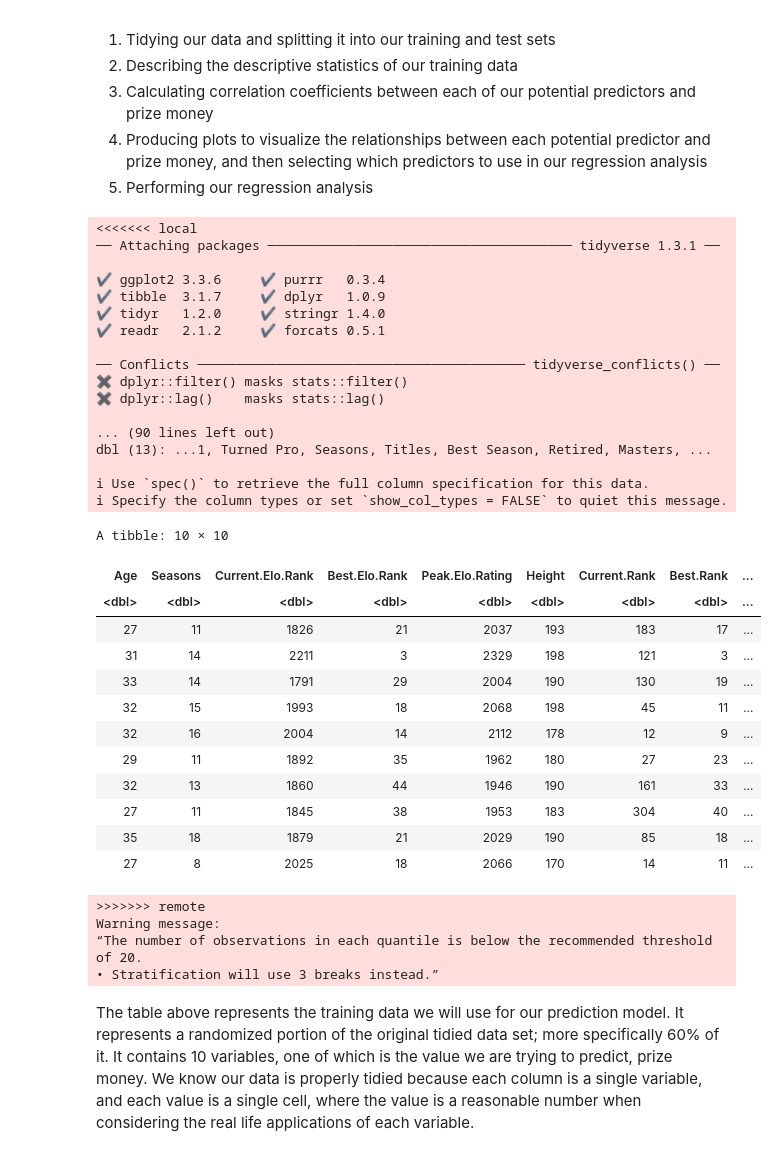
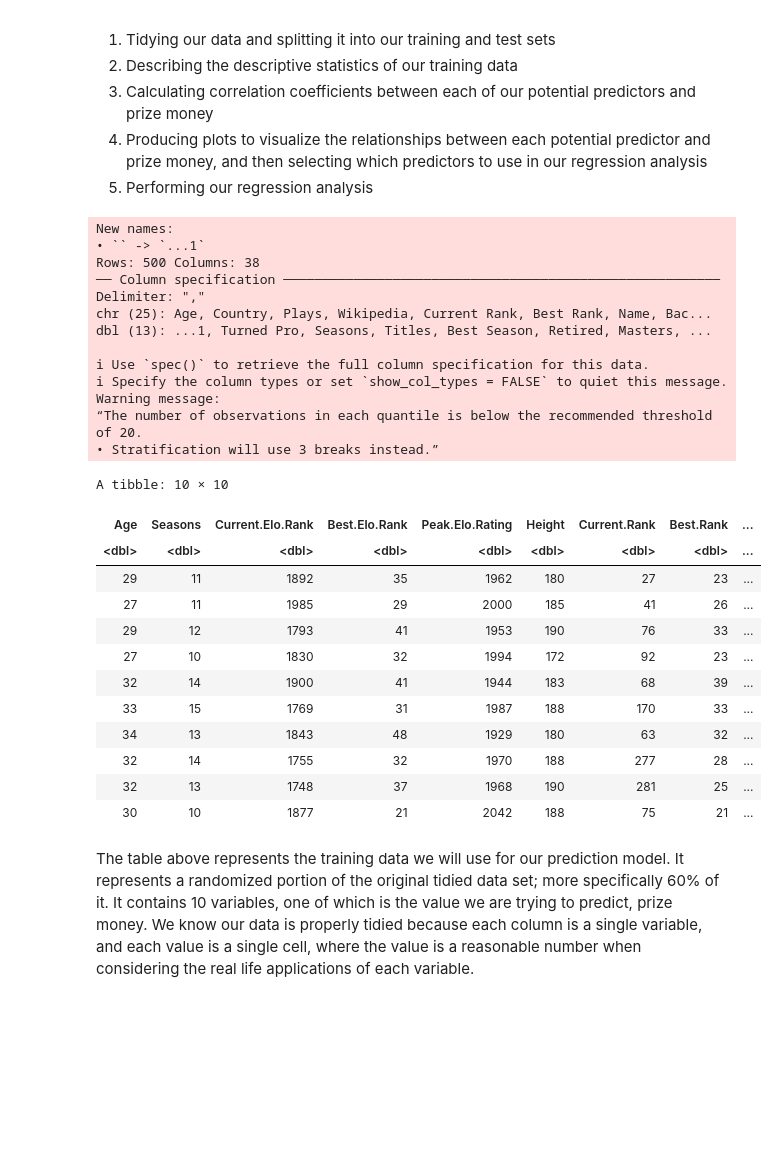
Before and after one commit to harmonyam/dsci100_project, a Jupyter notebook: project_final_draft.ipynb, the cells around one changed output. Saved outputs shown, nothing was run; the diff lists cells and outputs as text; code cells hidden in the pictures; blank space fills up the shorter version.

Commit message:
changed data set to training

```diff
--- a/project_final_draft.ipynb
+++ b/project_final_draft.ipynb
@@ -39,61 +39,54 @@ library(tidymodels)
 library(gridExtra)
 library(GGally)
 library(cowplot)
 
 player_stats <- read_csv("data")
 
 colnames(player_stats) <- make.names(colnames(player_stats), unique = TRUE)
 player_stats_tidy <- player_stats |> filter(Active == "Yes", Current.Elo.Rank != "N/A", Height != "N/A", GOAT.Rank != "N/A") |>
                                      select(Age, Seasons, Current.Elo.Rank, Best.Elo.Rank, Peak.Elo.Rating, Height, Current.Rank, Best.Rank, GOAT.Rank, Prize.Money) |>
                                      mutate(Age = as.numeric(substr(Age, 1,2)),
                                             Current.Rank = as.numeric(gsub("\\(.*?\\)", "", Current.Rank)),
                                             Best.Rank = as.numeric(gsub("\\(.*?\\)", "", Best.Rank)),
                                             Height = as.numeric(gsub("cm", "", Height)),
                                             Peak.Elo.Rating = as.numeric(gsub("\\(.*?\\)", "", Peak.Elo.Rating)),
                                             GOAT.Rank = as.numeric(gsub("\\(.*?\\)", "", GOAT.Rank)),
                                             Best.Elo.Rank = as.numeric(gsub("\\(.*?\\)", "", Best.Elo.Rank)),
                                             Current.Elo.Rank = as.numeric(gsub("[\\(\\)]", "", regmatches(Current.Elo.Rank, gregexpr("\\(.*?\\)", Current.Elo.Rank)))),
                                             Prize.Money = parse_number(Prize.Money))
-head(player_stats_tidy, 10)
 
 player_stats_split <- initial_split(player_stats_tidy, prop = 0.6, strata = Prize.Money)
 player_stats_train <- training(player_stats_split)
 player_stats_test <- testing(player_stats_split)
+
+head(player_stats_train, 10)
 # %% [output]
-<<<<<<< local
-── Attaching packages ─────────────────────────────────────── tidyverse 1.3.1 ──
-
-✔ ggplot2 3.3.6     ✔ purrr   0.3.4
-✔ tibble  3.1.7     ✔ dplyr   1.0.9
-✔ tidyr   1.2.0     ✔ stringr 1.4.0
-✔ readr   2.1.2     ✔ forcats 0.5.1
-
-── Conflicts ────────────────────────────────────────── tidyverse_conflicts() ──
-✖ dplyr::filter() masks stats::filter()
-✖ dplyr::lag()    masks stats::lag()
-
-... (90 lines left out)
+New names:
+• `` -> `...1`
+Rows: 500 Columns: 38
+── Column specification ────────────────────────────────────────────────────────
+Delimiter: ","
+chr (25): Age, Country, Plays, Wikipedia, Current Rank, Best Rank, Name, Bac...
 dbl (13): ...1, Turned Pro, Seasons, Titles, Best Season, Retired, Masters, ...
 
 ℹ Use `spec()` to retrieve the full column specification for this data.
 ℹ Specify the column types or set `show_col_types = FALSE` to quiet this message.
+Warning message:
+“The number of observations in each quantile is below the recommended threshold of 20.
+• Stratification will use 3 breaks instead.”
 A tibble: 10 × 10
 | Age | Seasons | Current.Elo.Rank | Best.Elo.Rank | Peak.Elo.Rating | Height | Current.Rank | Best.Rank | ... |
 | <dbl> | <dbl> | <dbl> | <dbl> | <dbl> | <dbl> | <dbl> | <dbl> | ... |
-| 27 | 11 | 1826 | 21 | 2037 | 193 | 183 | 17 | ... |
-| 31 | 14 | 2211 | 3 | 2329 | 198 | 121 | 3 | ... |
-| 33 | 14 | 1791 | 29 | 2004 | 190 | 130 | 19 | ... |
-| 32 | 15 | 1993 | 18 | 2068 | 198 | 45 | 11 | ... |
-| 32 | 16 | 2004 | 14 | 2112 | 178 | 12 | 9 | ... |
 | 29 | 11 | 1892 | 35 | 1962 | 180 | 27 | 23 | ... |
-| 32 | 13 | 1860 | 44 | 1946 | 190 | 161 | 33 | ... |
-| 27 | 11 | 1845 | 38 | 1953 | 183 | 304 | 40 | ... |
-| 35 | 18 | 1879 | 21 | 2029 | 190 | 85 | 18 | ... |
-| 27 | 8 | 2025 | 18 | 2066 | 170 | 14 | 11 | ... |
+| 27 | 11 | 1985 | 29 | 2000 | 185 | 41 | 26 | ... |
+| 29 | 12 | 1793 | 41 | 1953 | 190 | 76 | 33 | ... |
+| 27 | 10 | 1830 | 32 | 1994 | 172 | 92 | 23 | ... |
+| 32 | 14 | 1900 | 41 | 1944 | 183 | 68 | 39 | ... |
+| 33 | 15 | 1769 | 31 | 1987 | 188 | 170 | 33 | ... |
+| 34 | 13 | 1843 | 48 | 1929 | 180 | 63 | 32 | ... |
+| 32 | 14 | 1755 | 32 | 1970 | 188 | 277 | 28 | ... |
+| 32 | 13 | 1748 | 37 | 1968 | 190 | 281 | 25 | ... |
+| 30 | 10 | 1877 | 21 | 2042 | 188 | 75 | 21 | ... |
->>>>>>> remote
-Warning message:
-“The number of observations in each quantile is below the recommended threshold of 20.
-• Stratification will use 3 breaks instead.”
 # %% [markdown]
 The table above represents the training data we will use for our prediction model. It represents a randomized portion of the original tidied data set; more specifically 60% of it. It contains 10 variables, one of which is the value we are trying to predict, prize money. We know our data is properly tidied because each column is a single variable, and each value is a single cell, where the value is a reasonable number when considering the real life applications of each variable.
 # %% [markdown]
```
Also changed, not shown: parts of 3 cells of this notebook.
